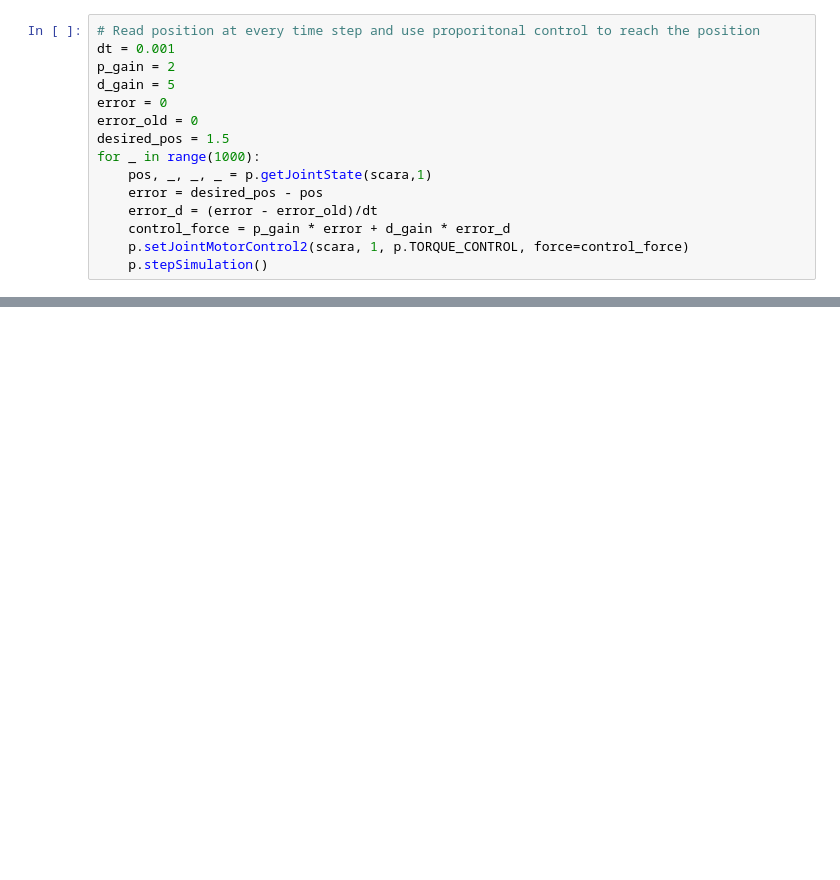
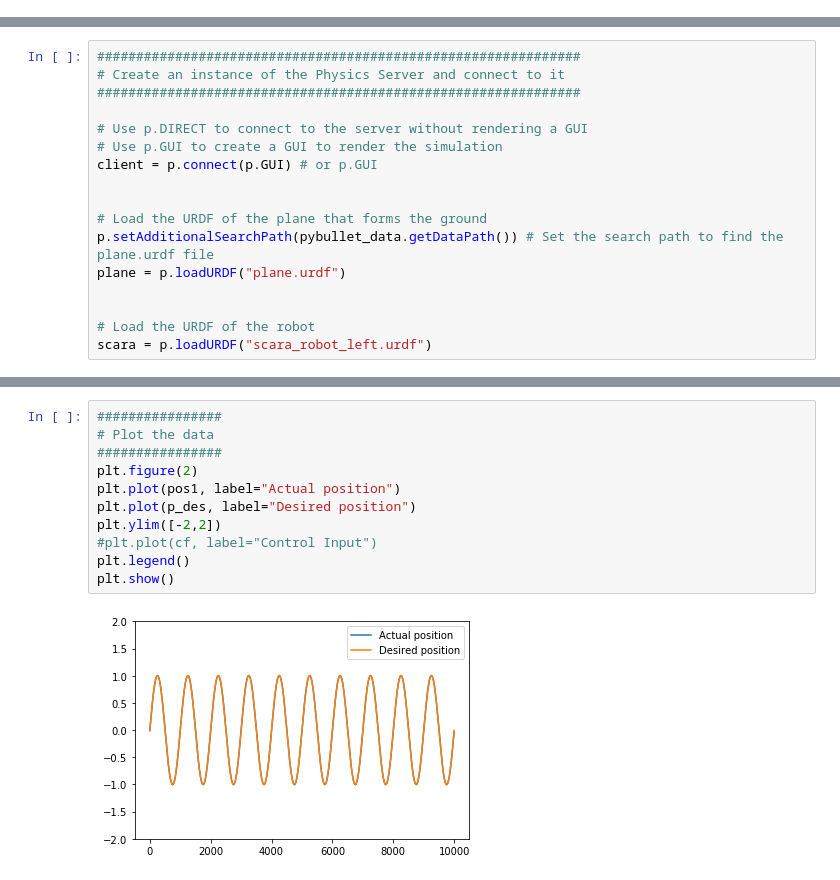
Before and after one commit to adityasagi/robotics_tutorial, a Jupyter notebook: torque_control.ipynb, the cells around one changed output, grey strips where cells are left out. Saved outputs shown, nothing was run; the diff lists cells and outputs as text; blank space fills up the shorter version.

Commit message:
Restructuring the torque_control notebook

```diff
--- a/torque_control.ipynb
+++ b/torque_control.ipynb
@@ -38,15 +0,0 @@ p.getJointState(scara, 1)
-# %%
-# Read position at every time step and use proporitonal control to reach the position
-dt = 0.001
-p_gain = 2
-d_gain = 5
-error = 0
-error_old = 0
-desired_pos = 1.5
-for _ in range(1000):
-    pos, _, _, _ = p.getJointState(scara,1)
-    error = desired_pos - pos
-    error_d = (error - error_old)/dt
-    control_force = p_gain * error + d_gain * error_d
-    p.setJointMotorControl2(scara, 1, p.TORQUE_CONTROL, force=control_force)
-    p.stepSimulation()
@@ -52,0 +69,17 @@ for _ in range(1000):
+# %%
+##############################################################
+# Create an instance of the Physics Server and connect to it
+##############################################################
+
+# Use p.DIRECT to connect to the server without rendering a GUI
+# Use p.GUI to create a GUI to render the simulation
+client = p.connect(p.GUI) # or p.GUI
+
+
+# Load the URDF of the plane that forms the ground
+p.setAdditionalSearchPath(pybullet_data.getDataPath()) # Set the search path to find the plane.urdf file
+plane = p.loadURDF("plane.urdf")
+
+
+# Load the URDF of the robot
+scara = p.loadURDF("scara_robot_left.urdf")
@@ -53 +154,14 @@ for _ in range(1000):
+# %%
+################
+# Plot the data
+################
+plt.figure(2)
+plt.plot(pos1, label="Actual position")
+plt.plot(p_des, label="Desired position")
+plt.ylim([-2,2])
+#plt.plot(cf, label="Control Input")
+plt.legend()
+plt.show()
+# %% [output]
+[figure, added]
 # %%
```
Also changed, not shown: parts of 12 cells of this notebook.
